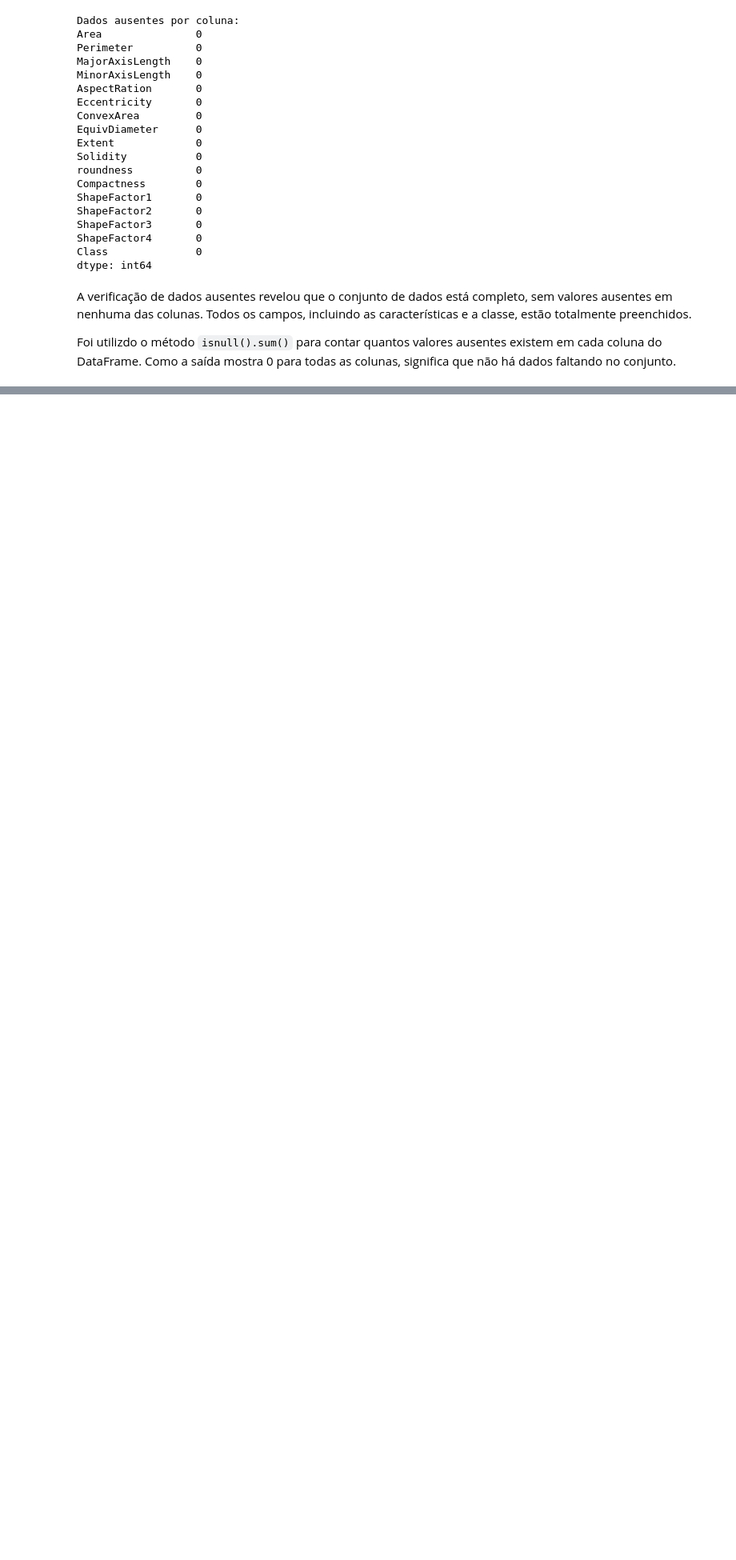
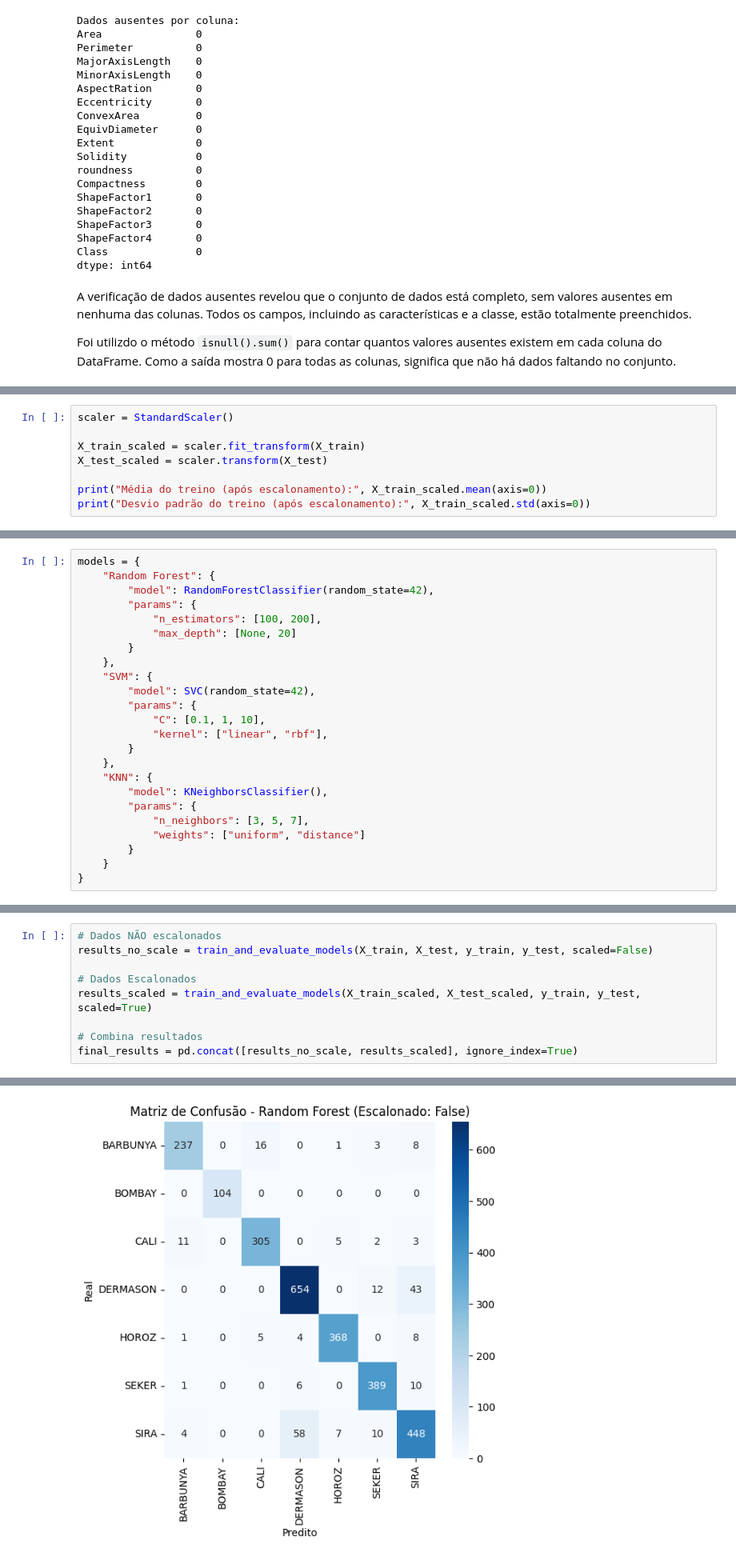
Before and after one commit to juniors719/dry_bean_classifier, a Jupyter notebook: dry_bean_classification.ipynb, the cells around one changed output, grey strips where cells are left out. Shown: that part at 80% size. Drawn from its saved outputs; the diff is of its cells as text; blank space fills up the shorter version.

```diff
--- a/dry_bean_classification.ipynb
+++ b/dry_bean_classification.ipynb
@@ -182,0 +208,8 @@ Foi utilizdo o método `isnull().sum()` para contar quantos valores ausentes exi
+# %%
+scaler = StandardScaler()
+
+X_train_scaled = scaler.fit_transform(X_train)
+X_test_scaled = scaler.transform(X_test)
+
+print("Média do treino (após escalonamento):", X_train_scaled.mean(axis=0))
+print("Desvio padrão do treino (após escalonamento):", X_train_scaled.std(axis=0))
@@ -182,0 +230,24 @@ Foi utilizdo o método `isnull().sum()` para contar quantos valores ausentes exi
+# %%
+models = {
+    "Random Forest": {
+        "model": RandomForestClassifier(random_state=42),
+        "params": {
+            "n_estimators": [100, 200],
+            "max_depth": [None, 20]
+        }
+    },
+    "SVM": {
+        "model": SVC(random_state=42),
+        "params": {
+            "C": [0.1, 1, 10],
+            "kernel": ["linear", "rbf"],
+        }
+    },
+    "KNN": {
+        "model": KNeighborsClassifier(),
+        "params": {
+            "n_neighbors": [3, 5, 7],
+            "weights": ["uniform", "distance"]
+        }
+    }
+}
@@ -182,0 +308,10 @@ Foi utilizdo o método `isnull().sum()` para contar quantos valores ausentes exi
+# %%
+# Dados NÃO escalonados
+results_no_scale = train_and_evaluate_models(X_train, X_test, y_train, y_test, scaled=False)
+
+# Dados Escalonados
+results_scaled = train_and_evaluate_models(X_train_scaled, X_test_scaled, y_train, y_test, scaled=True)
+
+# Combina resultados
+final_results = pd.concat([results_no_scale, results_scaled], ignore_index=True)
+# %% [output]
@@ -182,0 +319 @@ Foi utilizdo o método `isnull().sum()` para contar quantos valores ausentes exi
+[figure, added]
```
Also changed, not shown: parts of 21 cells of this notebook.
